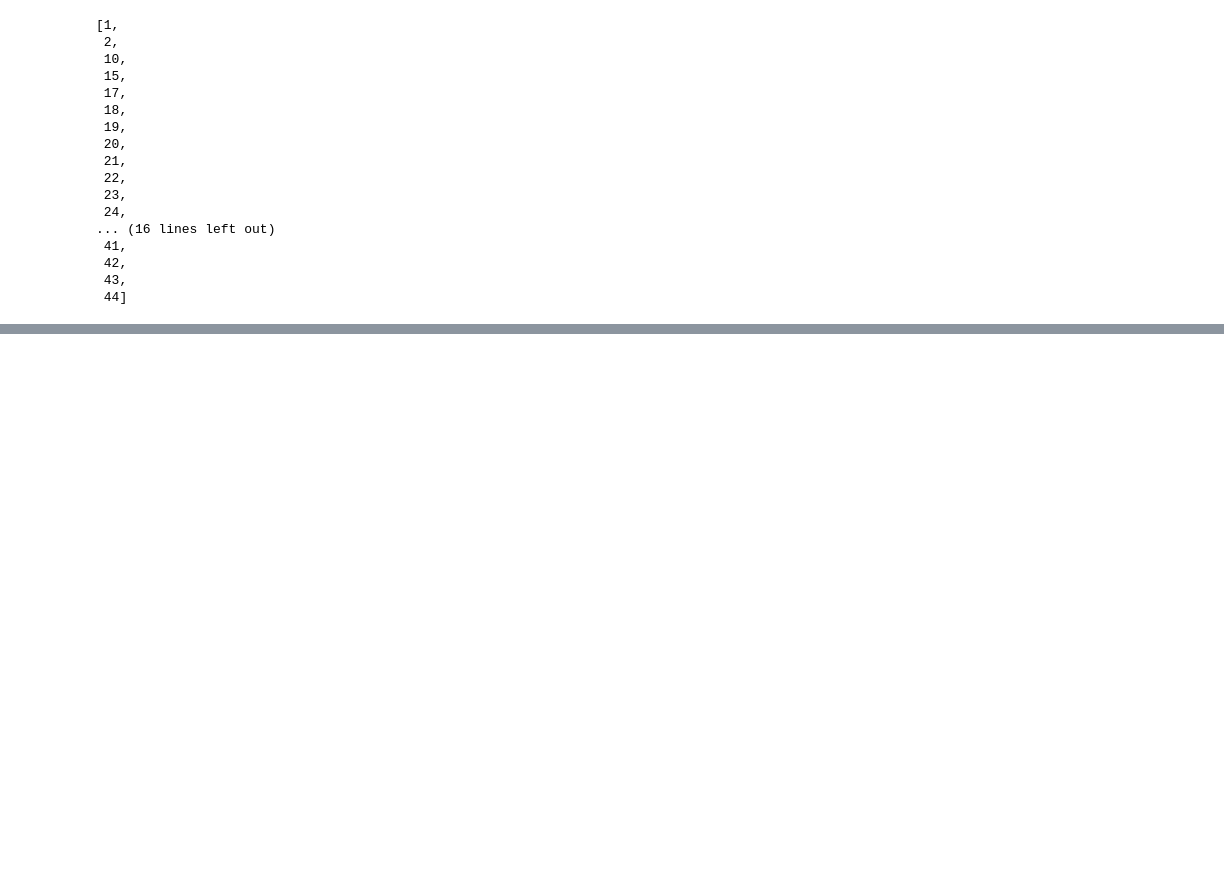
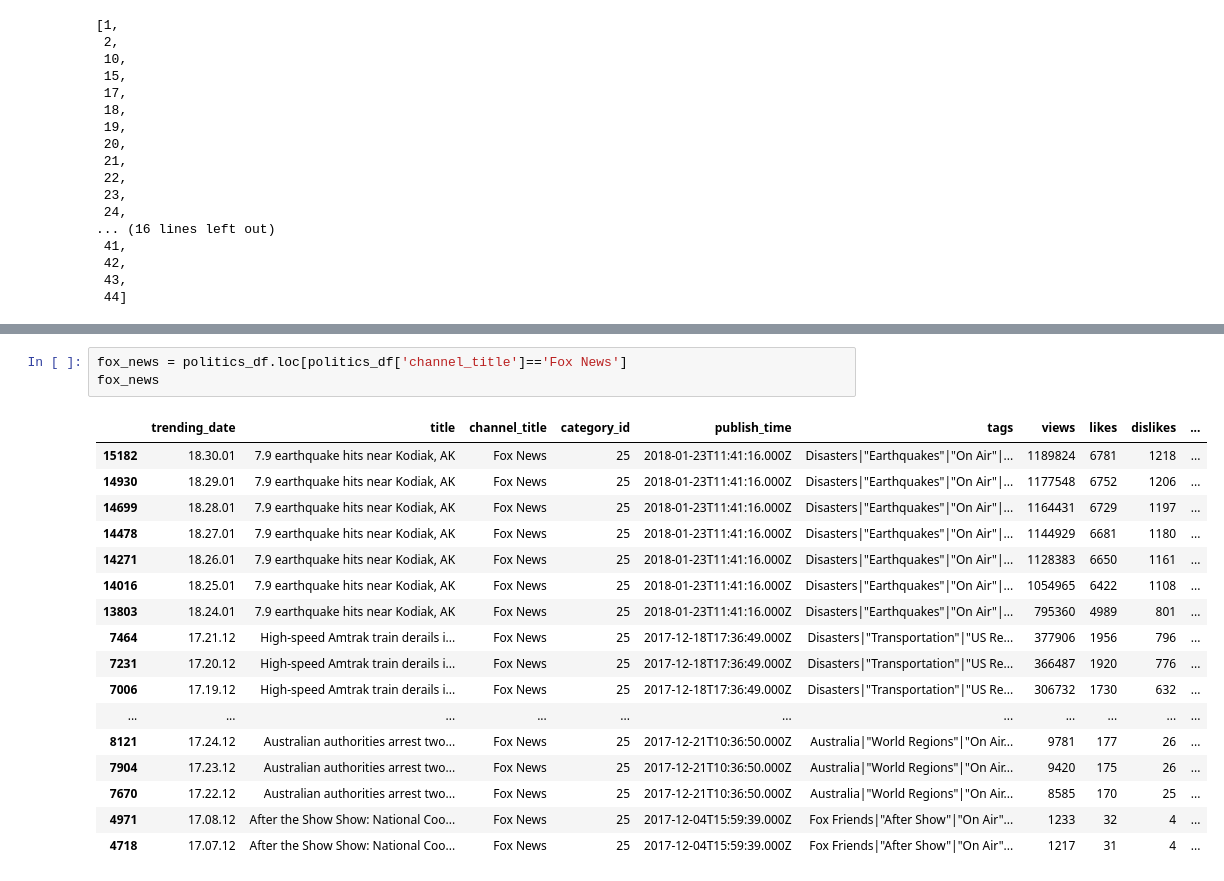
Before and after one commit to jeosqueri/project_2, a Jupyter notebook: USVideosCleaning.ipynb, the cells around one changed output, grey strips where cells are left out. Drawn from its saved outputs; the diff is of its cells as text; blank space fills up the shorter version.

```diff
--- a/USVideosCleaning.ipynb
+++ b/USVideosCleaning.ipynb
@@ -138,0 +387,21 @@ id_list
+# %%
+fox_news = politics_df.loc[politics_df['channel_title']=='Fox News']
+fox_news
+# %% [output]
+|  | trending_date | title | channel_title | category_id | publish_time | tags | views | likes | dislikes | ... |
+| 15182 | 18.30.01 | 7.9 earthquake hits near Kodiak, AK | Fox News | 25 | 2018-01-23T11:41:16.000Z | Disasters|"Earthquakes"|"On Air"|... | 1189824 | 6781 | 1218 | ... |
+| 14930 | 18.29.01 | 7.9 earthquake hits near Kodiak, AK | Fox News | 25 | 2018-01-23T11:41:16.000Z | Disasters|"Earthquakes"|"On Air"|... | 1177548 | 6752 | 1206 | ... |
+| 14699 | 18.28.01 | 7.9 earthquake hits near Kodiak, AK | Fox News | 25 | 2018-01-23T11:41:16.000Z | Disasters|"Earthquakes"|"On Air"|... | 1164431 | 6729 | 1197 | ... |
+| 14478 | 18.27.01 | 7.9 earthquake hits near Kodiak, AK | Fox News | 25 | 2018-01-23T11:41:16.000Z | Disasters|"Earthquakes"|"On Air"|... | 1144929 | 6681 | 1180 | ... |
+| 14271 | 18.26.01 | 7.9 earthquake hits near Kodiak, AK | Fox News | 25 | 2018-01-23T11:41:16.000Z | Disasters|"Earthquakes"|"On Air"|... | 1128383 | 6650 | 1161 | ... |
+| 14016 | 18.25.01 | 7.9 earthquake hits near Kodiak, AK | Fox News | 25 | 2018-01-23T11:41:16.000Z | Disasters|"Earthquakes"|"On Air"|... | 1054965 | 6422 | 1108 | ... |
+| 13803 | 18.24.01 | 7.9 earthquake hits near Kodiak, AK | Fox News | 25 | 2018-01-23T11:41:16.000Z | Disasters|"Earthquakes"|"On Air"|... | 795360 | 4989 | 801 | ... |
+| 7464 | 17.21.12 | High-speed Amtrak train derails i... | Fox News | 25 | 2017-12-18T17:36:49.000Z | Disasters|"Transportation"|"US Re... | 377906 | 1956 | 796 | ... |
+| 7231 | 17.20.12 | High-speed Amtrak train derails i... | Fox News | 25 | 2017-12-18T17:36:49.000Z | Disasters|"Transportation"|"US Re... | 366487 | 1920 | 776 | ... |
+| 7006 | 17.19.12 | High-speed Amtrak train derails i... | Fox News | 25 | 2017-12-18T17:36:49.000Z | Disasters|"Transportation"|"US Re... | 306732 | 1730 | 632 | ... |
+| ... | ... | ... | ... | ... | ... | ... | ... | ... | ... | ... |
+| 8121 | 17.24.12 | Australian authorities arrest two... | Fox News | 25 | 2017-12-21T10:36:50.000Z | Australia|"World Regions"|"On Air... | 9781 | 177 | 26 | ... |
+| 7904 | 17.23.12 | Australian authorities arrest two... | Fox News | 25 | 2017-12-21T10:36:50.000Z | Australia|"World Regions"|"On Air... | 9420 | 175 | 26 | ... |
+| 7670 | 17.22.12 | Australian authorities arrest two... | Fox News | 25 | 2017-12-21T10:36:50.000Z | Australia|"World Regions"|"On Air... | 8585 | 170 | 25 | ... |
+| 4971 | 17.08.12 | After the Show Show: National Coo... | Fox News | 25 | 2017-12-04T15:59:39.000Z | Fox Friends|"After Show"|"On Air"... | 1233 | 32 | 4 | ... |
+| 4718 | 17.07.12 | After the Show Show: National Coo... | Fox News | 25 | 2017-12-04T15:59:39.000Z | Fox Friends|"After Show"|"On Air"... | 1217 | 31 | 4 | ... |
```
Also changed, not shown: parts of 23 cells of this notebook, 4 other files.
